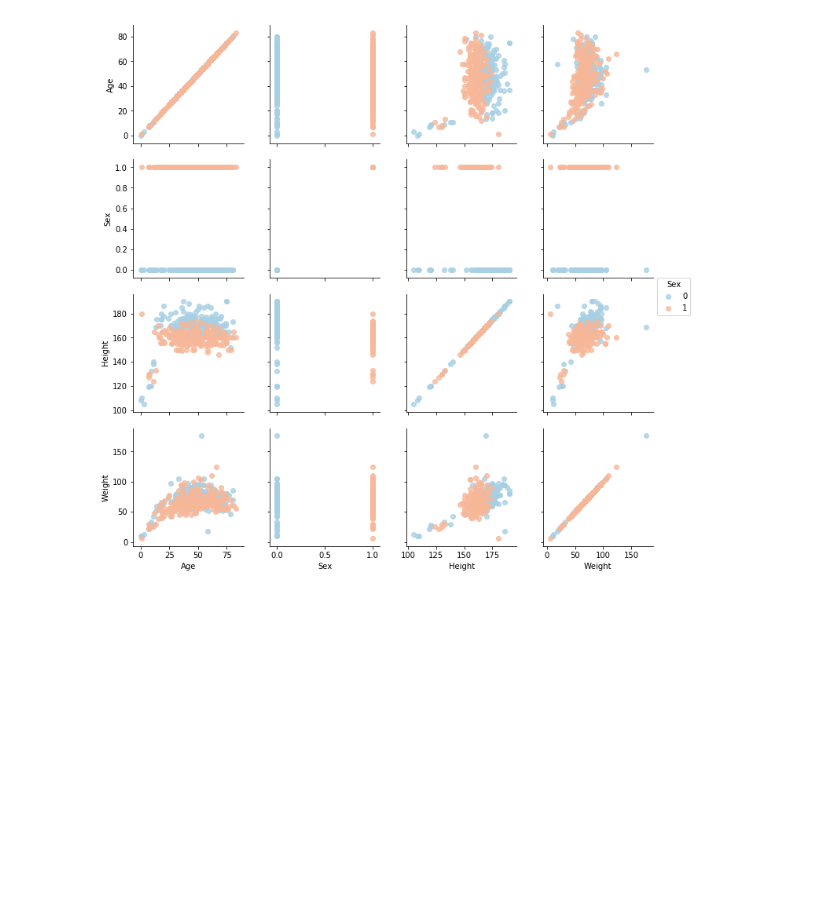
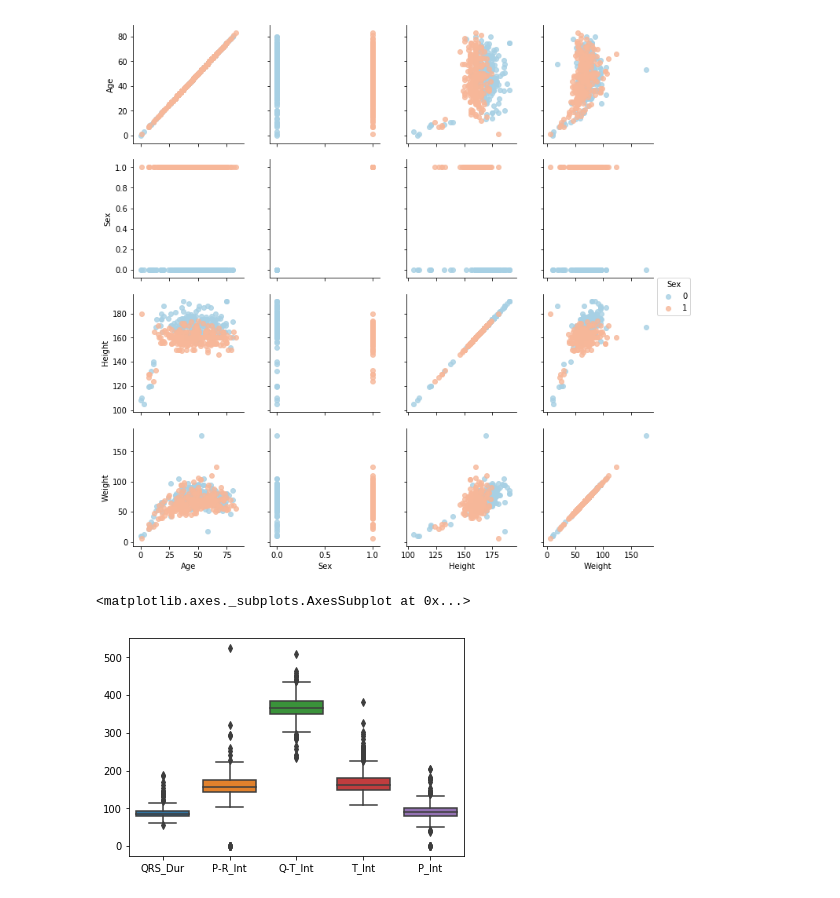
Before and after one commit to MuzafferEstelik/Projects, a Jupyter notebook: Capstone_Project_1_Muzaffer Estelik.ipynb, the cells around one changed output. Drawn from its saved outputs; the diff is of its cells as text; code cells hidden in the pictures; blank space fills up the shorter version.

```diff
--- a/Capstone_Project_1_Muzaffer Estelik.ipynb
+++ b/Capstone_Project_1_Muzaffer Estelik.ipynb
@@ -104,7 +104,7 @@ X_columns=["Age","Sex","Height","Weight","QRS_Dur",
 "DII00", "DII01","DII02", "DII03", "DII04","DII05","DII06","DII07","DII08","DII09","DII10","DII11",
 "DIII00","DIII01","DIII02", "DIII03", "DIII04","DIII05","DIII06","DIII07","DIII08","DIII09","DIII10","DIII11",
 "AVR00","AVR01","AVR02","AVR03","AVR04","AVR05","AVR06","AVR07","AVR08","AVR09","AVR10","AVR11",
-"AVL00","AVRL1","AVL02","AVL03","AVL04","AVL05","AVL06","AVL07","AVL08","AVL09","AVL10","AVL11",
+"AVL00","AVL01","AVL02","AVL03","AVL04","AVL05","AVL06","AVL07","AVL08","AVL09","AVL10","AVL11",
 "AVF00","AVF01","AVF02","AVF03","AVF04","AVF05","AVF06","AVF07","AVF08","AVF09","AVF10","AVF11",
 "V100","V101","V102","V103","V104","V105","V106","V107","V108","V109","V110","V111",
 "V200","V201","V202","V203","V204","V205","V206","V207","V208","V209","V210","V211",
@@ -112,7 +112,7 @@ X_columns=["Age","Sex","Height","Weight","QRS_Dur",
 "V400","V401","V402","V403","V404","V405","V406","V407","V408","V409","V410","V411",
 "V500","V501","V502","V503","V504","V505","V506","V507","V508","V509","V510","V511",
 "V600","V601","V602","V603","V604","V605","V606","V607","V608","V609","V610","V611",
-"JJ_Wave","Q_Wave","R_Wave","S_Wave","R_Prime_Wave","S_Prime_Wave","P_Wave","T_Wave",
+"JJ_Wave","Amp_Q_Wave","Amp_R_Wave","Amp_S_Wave","R_Prime_Wave","S_Prime_Wave","P_Wave","T_Wave",
 "QRSA","QRSTA","DII170","DII171","DII172","DII173","DII174","DII175","DII176","DII177","DII178","DII179",
 "DIII180","DIII181","DIII182","DIII183","DIII184","DIII185","DIII186","DIII187","DIII188","DIII189",
 "AVR190","AVR191","AVR192","AVR193","AVR194","AVR195","AVR196","AVR197","AVR198","AVR199",
@@ -212,3 +212,9 @@ g.add_legend()
 # %% [output]
 <seaborn.axisgrid.PairGrid at 0x...>
 [figure]
+# %%
+sns.boxplot(data=data[["QRS_Dur","P-R_Int","Q-T_Int","T_Int","P_Int"]])
+#sns.swarmplot(data=data[["QRS_Dur","P-R_Int","Q-T_Int","T_Int","P_Int"]])
+# %% [output]
+<matplotlib.axes._subplots.AxesSubplot at 0x...>
+[figure, added]
```
Also changed, not shown: parts of 33 cells of this notebook.
